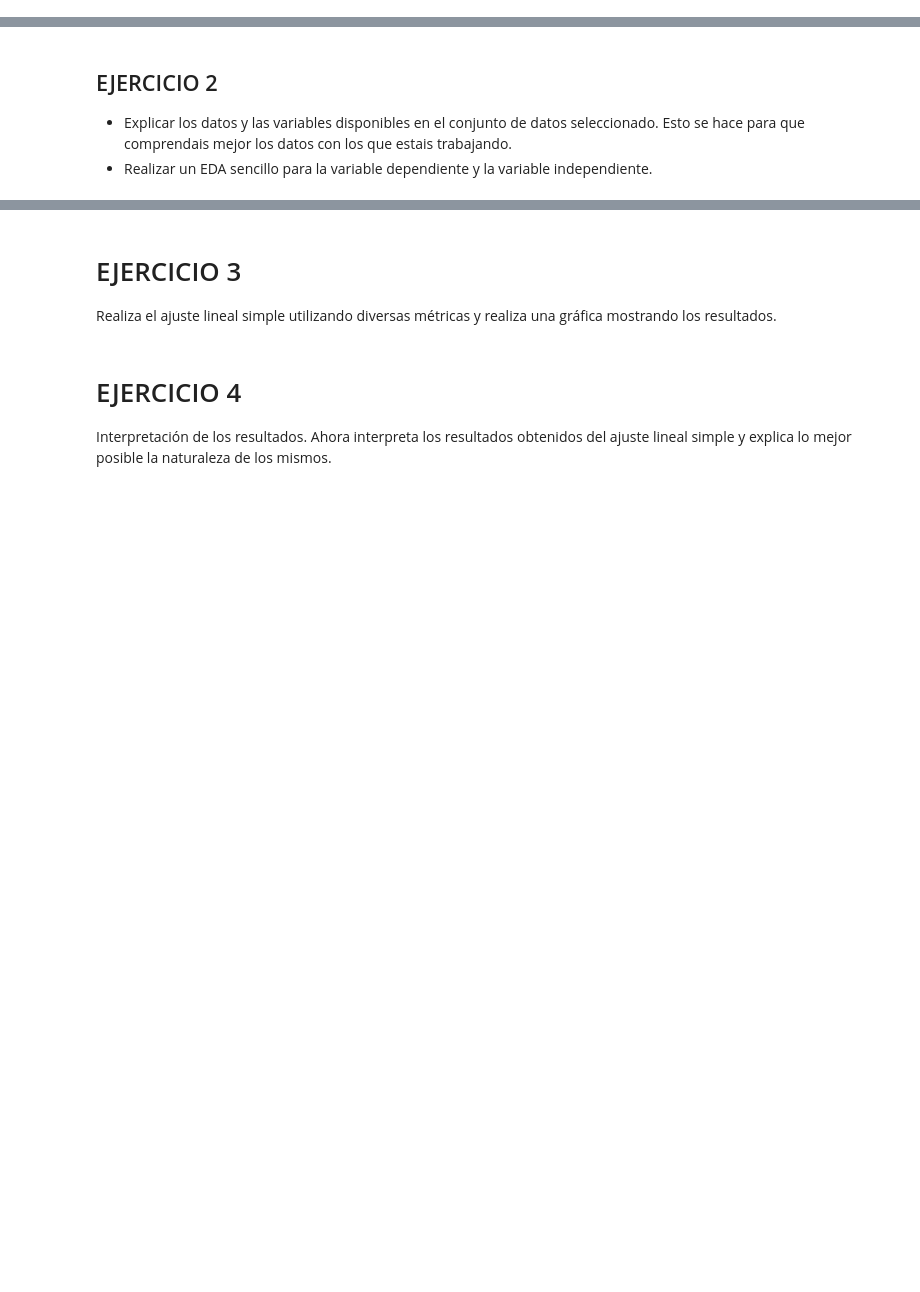
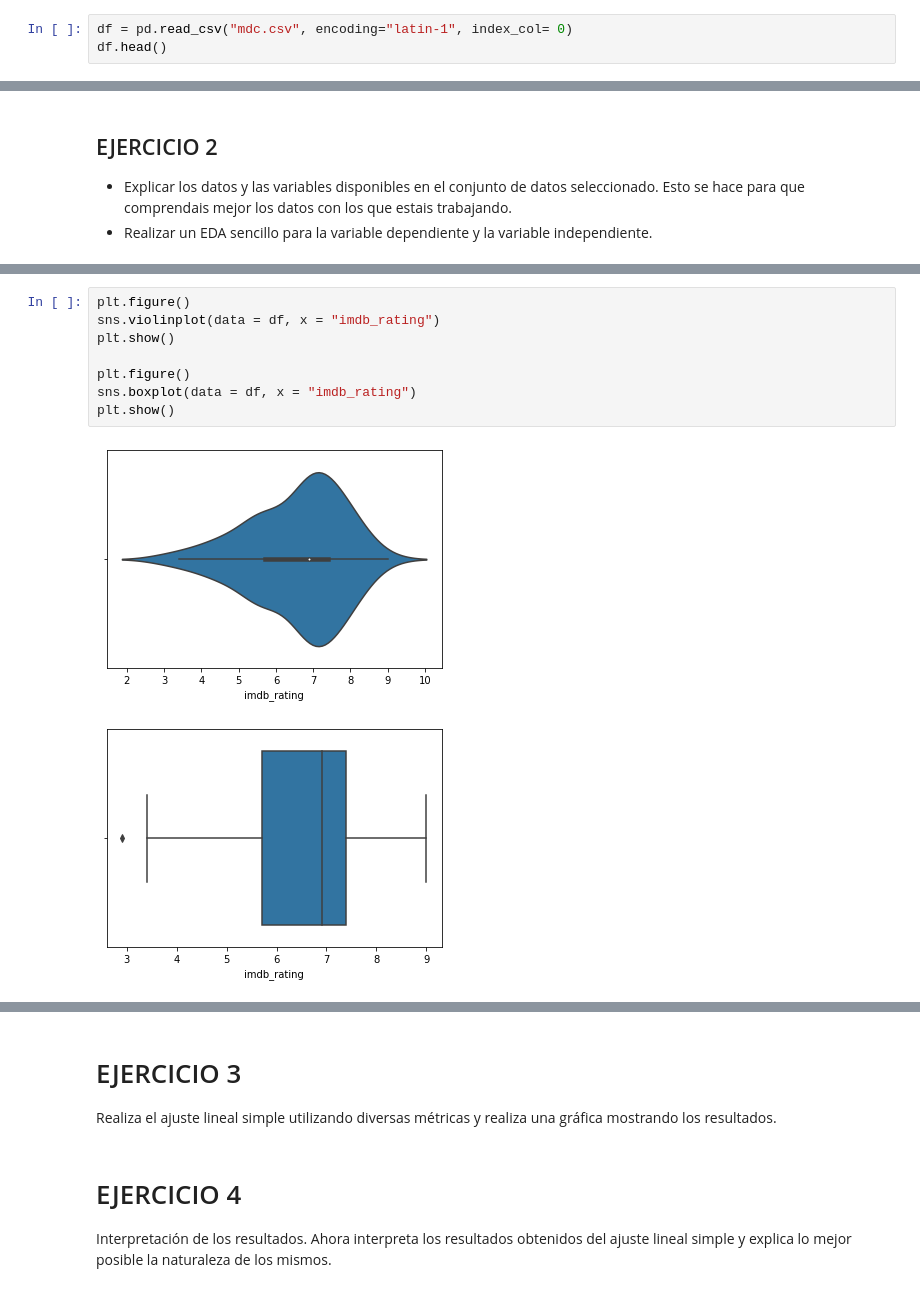
Before and after one commit to Adalab/DA-promo-a-modulo-3-pair-1-Almudena-Lara, a Jupyter notebook: REGRESIÓN/1_Regresión1.ipynb, the cells around one changed output, grey strips where cells are left out. Cells and saved outputs as stored; diff of their text form; blank space fills up the shorter version.

```diff
--- a/REGRESIÓN/1_Regresión1.ipynb
+++ b/REGRESIÓN/1_Regresión1.ipynb
@@ -10,3 +15,6 @@ Buscar un conjunto de datos a analizar:
 >Se recomienda que el conjunto de datos a analizar tenga variables numéricas y categóricas, primando que haya más de una variable de tipo numérico.
 > Ya que tambien se utilizarán serán útiles a la hora de realizar predicciones en las clases de regresión lineal múltiple.
 >Asimismo, se recomienda que los datasets esten ligeramente limpios para facilidar los análisis.
+# %%
+df = pd.read_csv("mdc.csv", encoding="latin-1", index_col= 0)
+df.head()
@@ -16,0 +106,11 @@ Buscar un conjunto de datos a analizar:
+# %%
+plt.figure()
+sns.violinplot(data = df, x = "imdb_rating")
+plt.show()
+
+plt.figure()
+sns.boxplot(data = df, x = "imdb_rating")
+plt.show()
+# %% [output]
+[figure, added]
+[figure, added]
```
Also changed, not shown: parts of 16 cells of this notebook, 3 other files.
